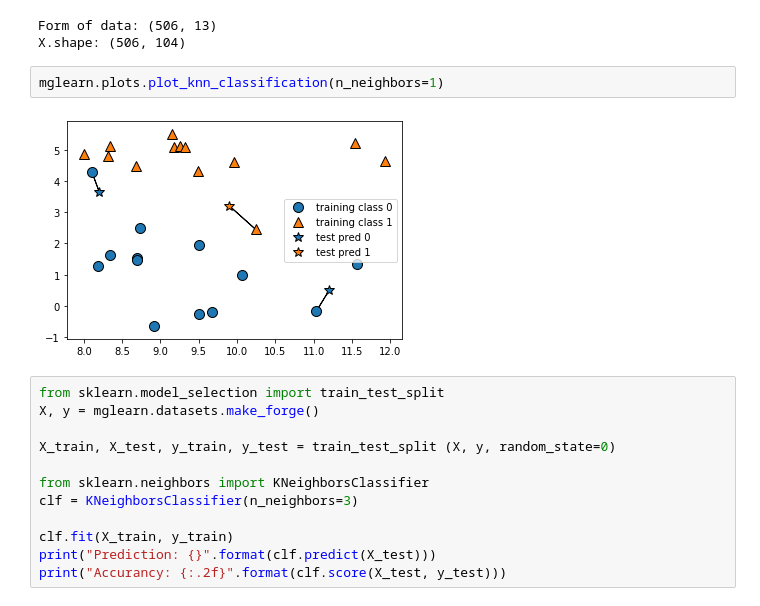
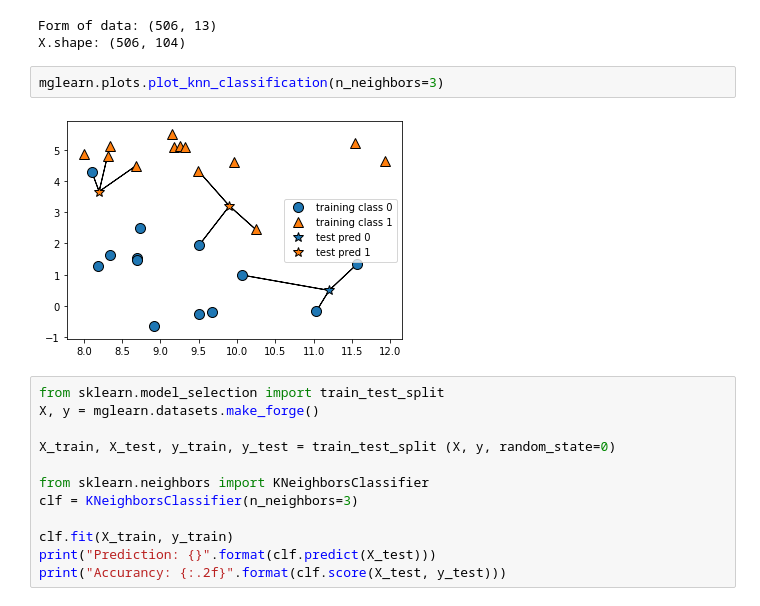
Before and after one commit to jhyun3315/ML-Lab, a Jupyter notebook: Supervised Learning.ipynb, the cells around one changed output. Saved outputs shown, nothing was run; the diff lists cells and outputs as text.

```diff
--- a/Supervised Learning.ipynb
+++ b/Supervised Learning.ipynb
@@ -60,9 +60,9 @@ print("X.shape: {}".format(X.shape))
 Form of data: (506, 13)
 X.shape: (506, 104)
 # %%
-mglearn.plots.plot_knn_classification(n_neighbors=1)
+mglearn.plots.plot_knn_classification(n_neighbors=3)
 # %% [output]
-[figure, old version]
+[figure, new version]
 # %%
 from sklearn.model_selection import train_test_split
 X, y = mglearn.datasets.make_forge()
```
Also changed, not shown: parts of 1 cell of this notebook.
